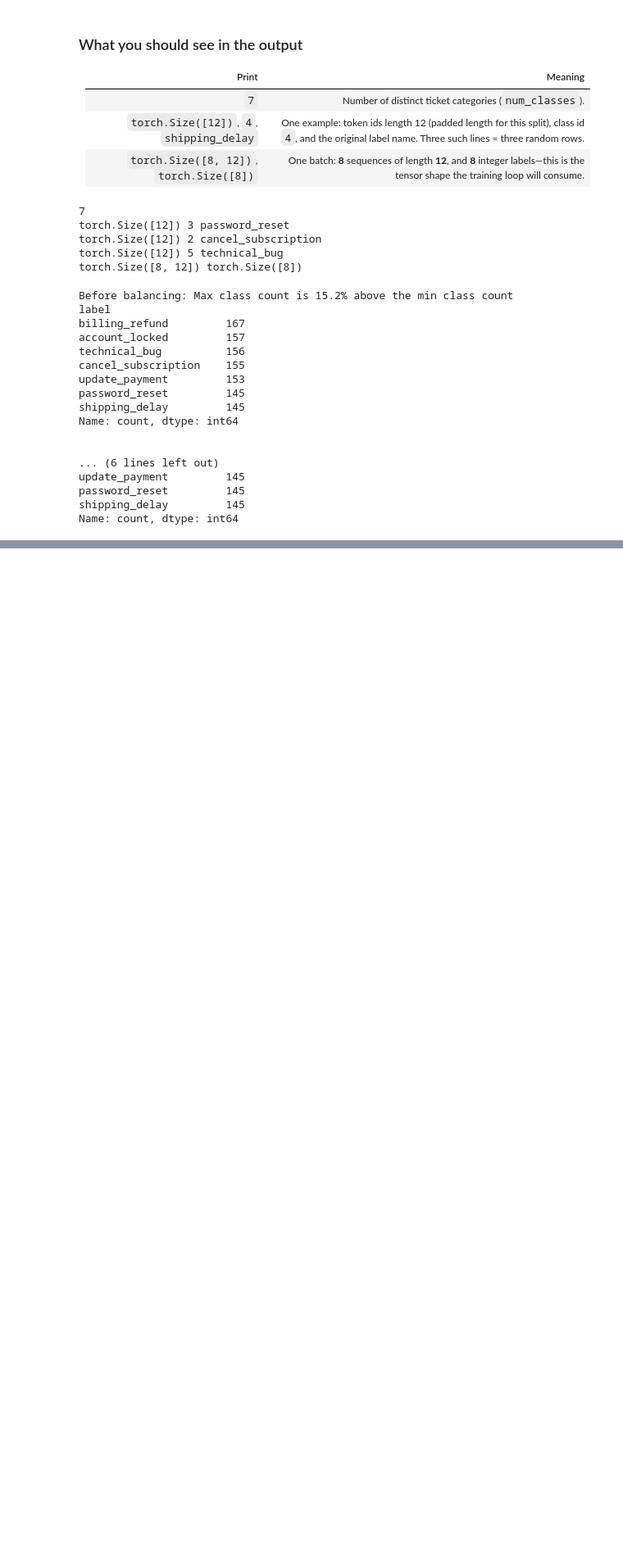
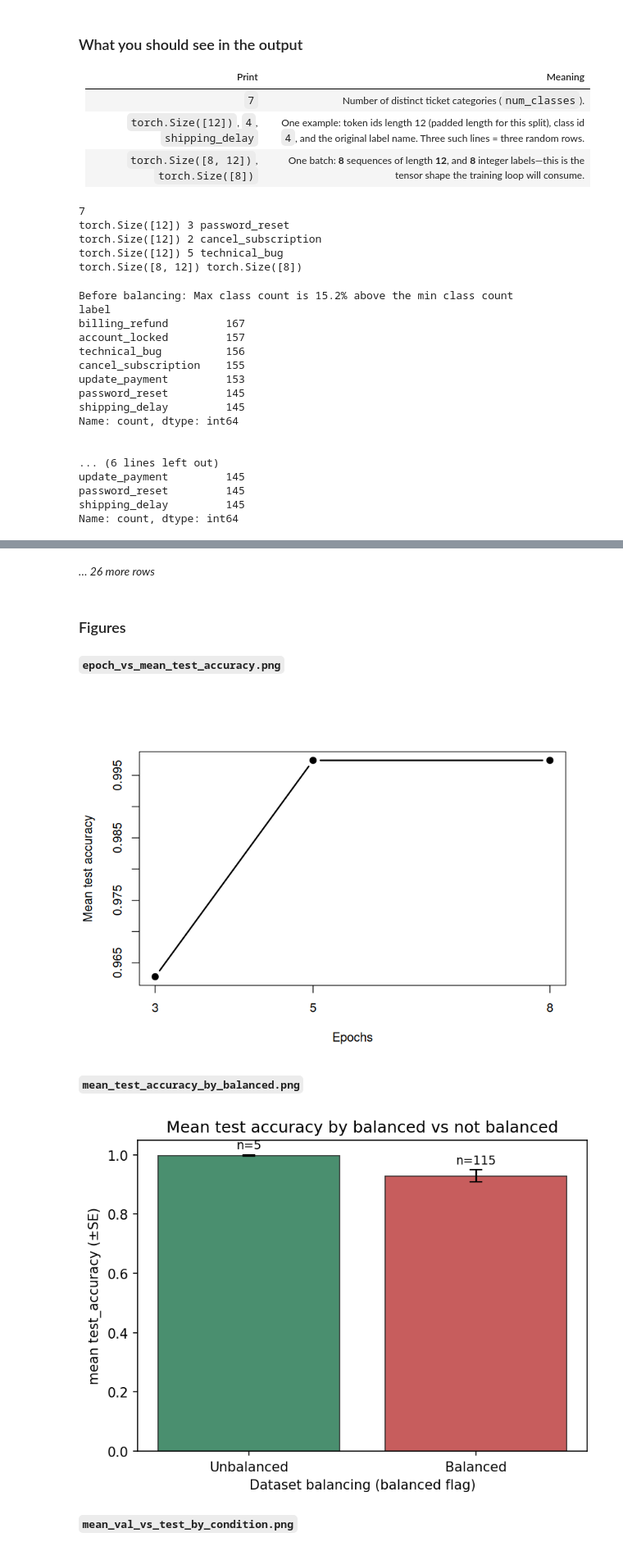
Before and after one commit to Ethan-Howlett/llm-from-scratch, a Jupyter notebook: final_project/class_finetune.ipynb, the cells around one changed output, grey strips where cells are left out. Shown at 82% size. Saved outputs shown, nothing was run; the diff lists cells and outputs as text; code cells hidden in the pictures; blank space fills up the shorter version.

```diff
--- a/final_project/class_finetune.ipynb
+++ b/final_project/class_finetune.ipynb
@@ -89,0 +117,32 @@ Name: count, dtype: int64
+# %%
+from pathlib import Path
+from IPython.display import display, Image, Markdown
+import pandas as pd
+
+stats_dir = Path('stats_output')
+summary_path = stats_dir / 'val_vs_test_by_sweep_level.csv'
+
+if summary_path.is_file():
+    summary = pd.read_csv(summary_path)
+    display(Markdown('### Summary: `val_vs_test_by_sweep_level.csv`'))
+    display(summary)
+else:
+    display(Markdown(f'_No `{summary_path}` yet — run `python run_stats.py` from this folder after filling `training-data.csv`._'))
+
+tests_path = stats_dir / 'classical_tests.csv'
+if tests_path.is_file():
+    tests = pd.read_csv(tests_path)
+    display(Markdown('### Classical tests (optional)'))
+    display(tests.head(20))
+    if len(tests) > 20:
+        display(Markdown(f'_… {len(tests) - 20} more rows_'))
+
+pngs = sorted(stats_dir.glob('*.png'))
+if pngs:
+    display(Markdown('### Figures'))
+    for p in pngs:
+        display(Markdown(f'**`{p.name}`**'))
+        display(Image(filename=str(p)))
+else:
+    display(Markdown('_No PNGs in `stats_output/` — run `python run_stats.py` to generate plots._'))
+# %% [output]
@@ -89,0 +182,7 @@ Name: count, dtype: int64
+_… 26 more rows_
+### Figures
+**`epoch_vs_mean_test_accuracy.png`**
+[figure, added]
+**`mean_test_accuracy_by_balanced.png`**
+[figure, added]
+**`mean_val_vs_test_by_condition.png`**
```
Also changed, not shown: parts of 3 cells of this notebook, 16 other files.
